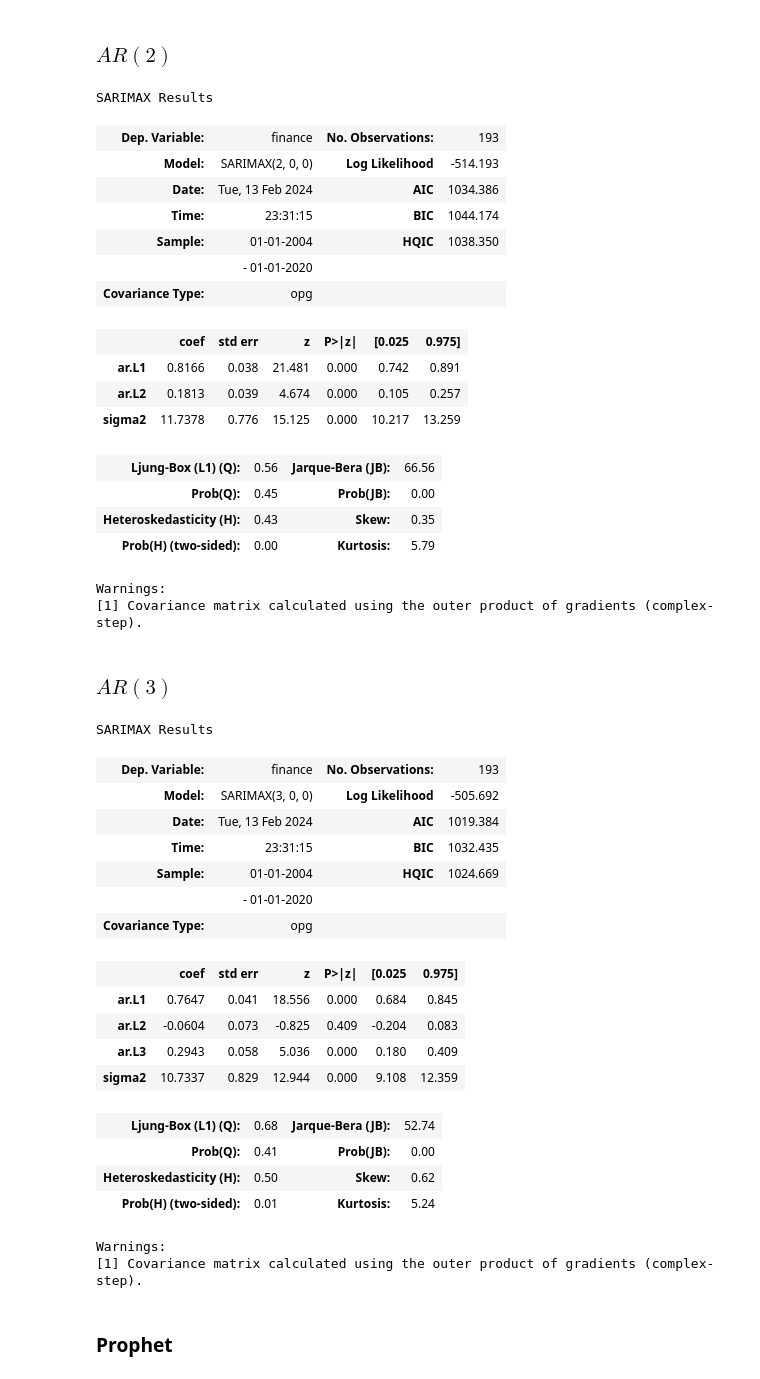
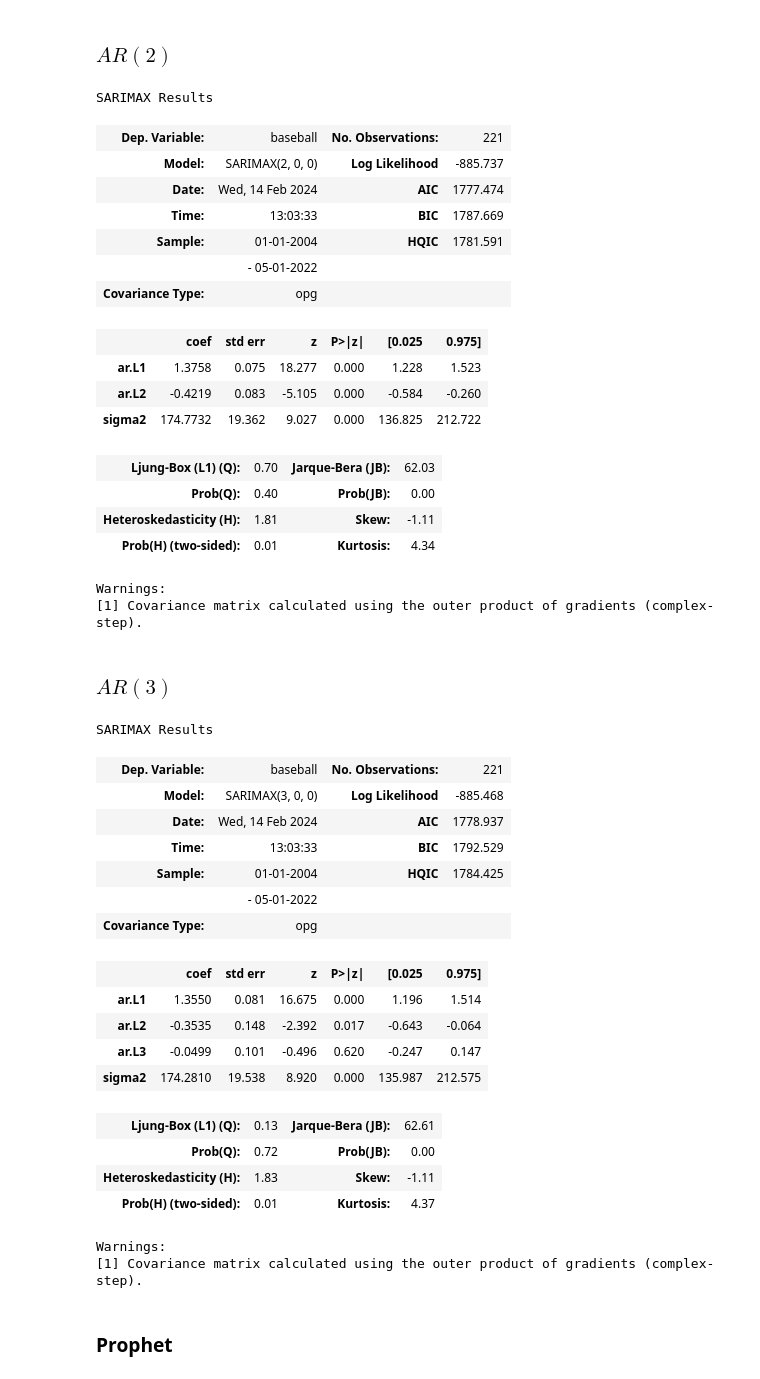
Before and after one commit to roihezkiyahu/Time-Series-Course, a Jupyter notebook: HW5/HW5.ipynb, the cells around one changed output. Cells and saved outputs as stored; diff of their text form; code cells hidden in the pictures.

```diff
--- a/HW5/HW5.ipynb
+++ b/HW5/HW5.ipynb
@@ -196,0 +190,2 @@ Text(0, 0.5, 'Relative Search Interest')
+# %%
+baseball = preprocess_and_plot(baseball)
@@ -244,6 +230,6 @@ def fit_plot_sarima(order, seasonal_order = (0,0,0,0)):
 # %% [markdown]
 ### $SARIMA(2,0,0)(1,1,0)_{12}$
 # %%
-fit_plot_sarima((2,0,0), (1,1,0,12))
+fit_summarize_sarima(baseball, (2,0,0), (1,1,0,12))
 # %% [output]
 SARIMAX Results
@@ -268,6 +254,6 @@ Warnings:
 # %% [markdown]
 ### $SARIMA(2,0,0)(2,1,0)_{12}$
 # %%
-fit_plot_sarima((2,0,0), (2,1,0,12))
+fit_summarize_sarima(baseball, (2,0,0), (2,1,0,12))
 # %% [output]
 SARIMAX Results
@@ -293,48 +279,48 @@ Warnings:
 # %% [markdown]
 ### $AR(2)$
 # %%
-fit_plot_sarima((2,0,0))
+fit_summarize_sarima(baseball, (2,0,0))
 # %% [output]
 SARIMAX Results
-| Dep. Variable: | finance | No. Observations: | 193 |
-| Model: | SARIMAX(2, 0, 0) | Log Likelihood | -514.193 |
-| Date: | Tue, 13 Feb 2024 | AIC | 1034.386 |
-| Time: | 23:31:15 | BIC | 1044.174 |
-| Sample: | 01-01-2004 | HQIC | 1038.350 |
-|  | - 01-01-2020 |  |  |
+| Dep. Variable: | baseball | No. Observations: | 221 |
+| Model: | SARIMAX(2, 0, 0) | Log Likelihood | -885.737 |
+| Date: | Wed, 14 Feb 2024 | AIC | 1777.474 |
+| Time: | 13:03:33 | BIC | 1787.669 |
+| Sample: | 01-01-2004 | HQIC | 1781.591 |
+|  | - 05-01-2022 |  |  |
 | Covariance Type: | opg |  |  |
 |  | coef | std err | z | P>|z| | [0.025 | 0.975] |
-| ar.L1 | 0.8166 | 0.038 | 21.481 | 0.000 | 0.742 | 0.891 |
-| ar.L2 | 0.1813 | 0.039 | 4.674 | 0.000 | 0.105 | 0.257 |
-| sigma2 | 11.7378 | 0.776 | 15.125 | 0.000 | 10.217 | 13.259 |
+| ar.L1 | 1.3758 | 0.075 | 18.277 | 0.000 | 1.228 | 1.523 |
+| ar.L2 | -0.4219 | 0.083 | -5.105 | 0.000 | -0.584 | -0.260 |
+| sigma2 | 174.7732 | 19.362 | 9.027 | 0.000 | 136.825 | 212.722 |
-| Ljung-Box (L1) (Q): | 0.56 | Jarque-Bera (JB): | 66.56 |
-| Prob(Q): | 0.45 | Prob(JB): | 0.00 |
-| Heteroskedasticity (H): | 0.43 | Skew: | 0.35 |
-| Prob(H) (two-sided): | 0.00 | Kurtosis: | 5.79 |
+| Ljung-Box (L1) (Q): | 0.70 | Jarque-Bera (JB): | 62.03 |
+| Prob(Q): | 0.40 | Prob(JB): | 0.00 |
+| Heteroskedasticity (H): | 1.81 | Skew: | -1.11 |
+| Prob(H) (two-sided): | 0.01 | Kurtosis: | 4.34 |
 Warnings:
 [1] Covariance matrix calculated using the outer product of gradients (complex-step).
 # %% [markdown]
 ### $AR(3)$
 # %%
-fit_plot_sarima((3,0,0))
+fit_summarize_sarima(baseball, (3,0,0))
 # %% [output]
 SARIMAX Results
-| Dep. Variable: | finance | No. Observations: | 193 |
-| Model: | SARIMAX(3, 0, 0) | Log Likelihood | -505.692 |
-| Date: | Tue, 13 Feb 2024 | AIC | 1019.384 |
-| Time: | 23:31:15 | BIC | 1032.435 |
-| Sample: | 01-01-2004 | HQIC | 1024.669 |
-|  | - 01-01-2020 |  |  |
+| Dep. Variable: | baseball | No. Observations: | 221 |
+| Model: | SARIMAX(3, 0, 0) | Log Likelihood | -885.468 |
+| Date: | Wed, 14 Feb 2024 | AIC | 1778.937 |
+| Time: | 13:03:33 | BIC | 1792.529 |
+| Sample: | 01-01-2004 | HQIC | 1784.425 |
+|  | - 05-01-2022 |  |  |
 | Covariance Type: | opg |  |  |
 |  | coef | std err | z | P>|z| | [0.025 | 0.975] |
-| ar.L1 | 0.7647 | 0.041 | 18.556 | 0.000 | 0.684 | 0.845 |
-| ar.L2 | -0.0604 | 0.073 | -0.825 | 0.409 | -0.204 | 0.083 |
-| ar.L3 | 0.2943 | 0.058 | 5.036 | 0.000 | 0.180 | 0.409 |
-| sigma2 | 10.7337 | 0.829 | 12.944 | 0.000 | 9.108 | 12.359 |
+| ar.L1 | 1.3550 | 0.081 | 16.675 | 0.000 | 1.196 | 1.514 |
+| ar.L2 | -0.3535 | 0.148 | -2.392 | 0.017 | -0.643 | -0.064 |
+| ar.L3 | -0.0499 | 0.101 | -0.496 | 0.620 | -0.247 | 0.147 |
+| sigma2 | 174.2810 | 19.538 | 8.920 | 0.000 | 135.987 | 212.575 |
-| Ljung-Box (L1) (Q): | 0.68 | Jarque-Bera (JB): | 52.74 |
-| Prob(Q): | 0.41 | Prob(JB): | 0.00 |
-| Heteroskedasticity (H): | 0.50 | Skew: | 0.62 |
-| Prob(H) (two-sided): | 0.01 | Kurtosis: | 5.24 |
+| Ljung-Box (L1) (Q): | 0.13 | Jarque-Bera (JB): | 62.61 |
+| Prob(Q): | 0.72 | Prob(JB): | 0.00 |
+| Heteroskedasticity (H): | 1.83 | Skew: | -1.11 |
+| Prob(H) (two-sided): | 0.01 | Kurtosis: | 4.37 |
 Warnings:
 [1] Covariance matrix calculated using the outer product of gradients (complex-step).
 # %% [markdown]
```
Also changed, not shown: parts of 50 cells of this notebook.
